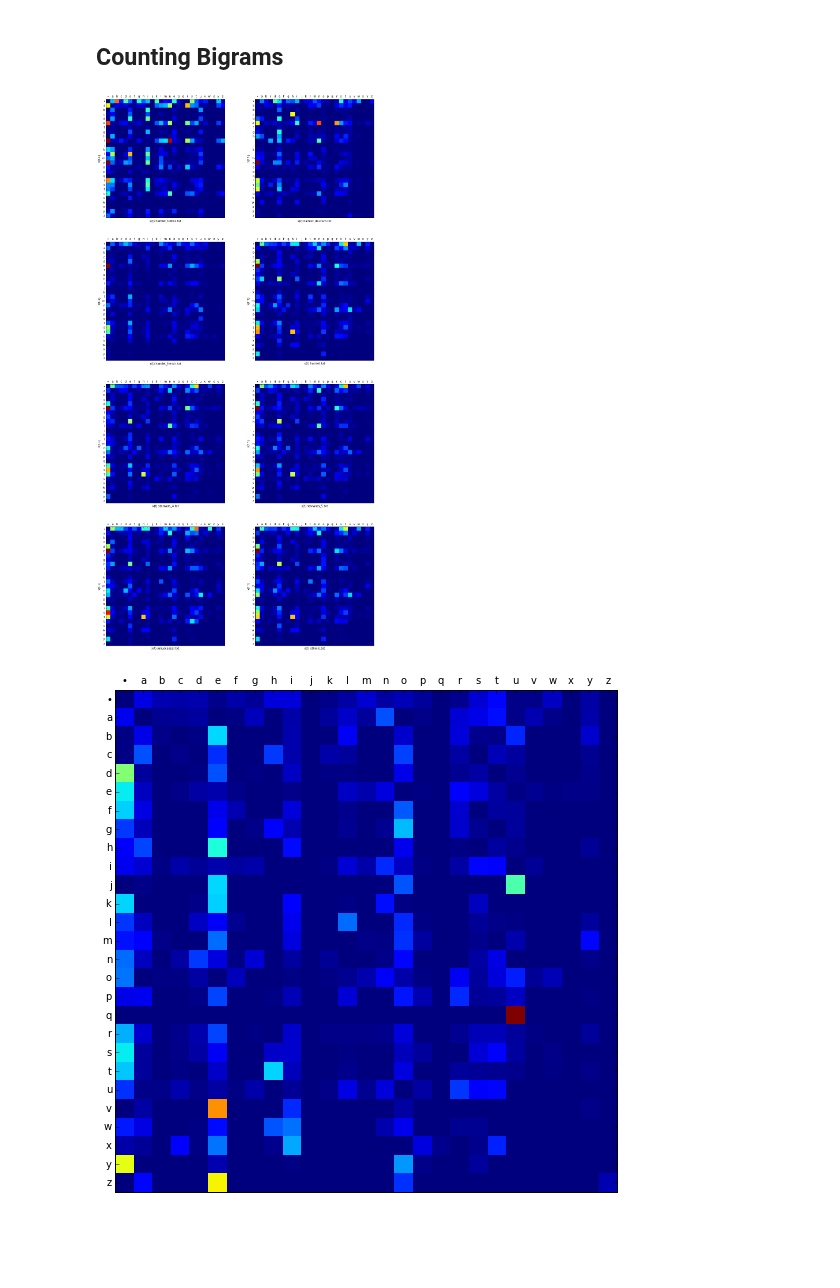
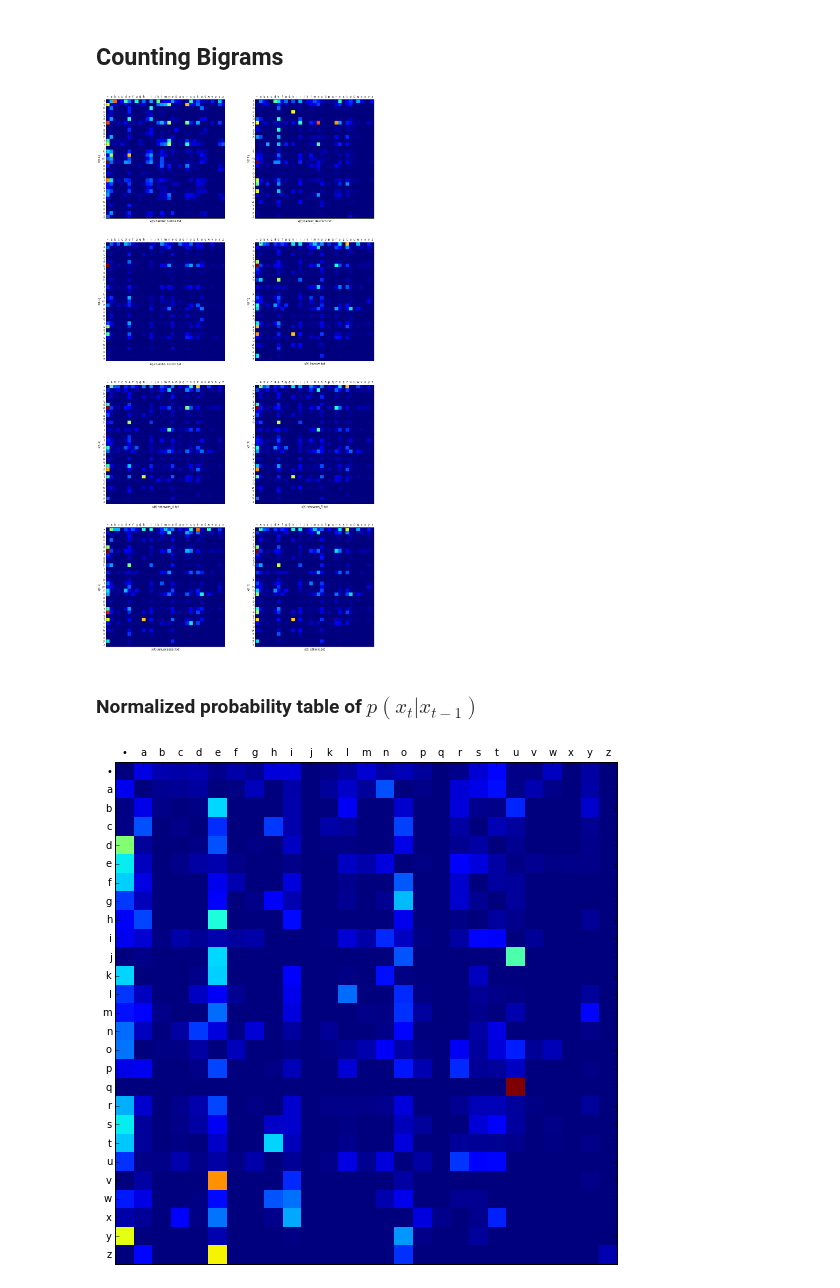
Before and after one commit to atcemgil/notes, a Jupyter notebook: Sampling.ipynb, the cells around one changed output. Saved outputs shown, nothing was run; the diff lists cells and outputs as text; code cells hidden in the pictures; blank space fills up the shorter version.

```diff
--- a/Sampling.ipynb
+++ b/Sampling.ipynb
@@ -753,7 +753,7 @@ for L in range(1,maxL):
         ax2.invert_xaxis()
 
     plt.subplot(maxL-1,2,2*L)
-    plt.imshow(A,  interpolation='nearest', origin='lower',cmap='gray_r',vmin=0,vmax=0.5)
+    plt.imshow(A,  interpolation='nearest', origin='lower',cmap='gray_r',vmin=0,vmax=0.7)
     plt.xlabel('s0')
 
     ax1 = fig.gca()
@@ -1041,33 +1042,35 @@ plt.show()
 # %%
 local = 'file:///Users/cemgil/Dropbox/Public/swe546/data/'
 #files = ['starwars_4.txt', 'starwars_5.txt', 'starwars_6.txt', 'hamlet.txt', 'hamlet_deutsch.txt', 'hamlet_french.txt', 'juliuscaesar.txt','othello.txt', 'sonnets.txt', 'antoniusandcleopatra.txt']
 files = ['hamlet_turkce.txt','hamlet_deutsch.txt', 'hamlet_french.txt', 'hamlet.txt','starwars_4.txt', 'starwars_5.txt','juliuscaesar.txt','othello.txt']
 
 plt.figure(figsize=(17,2*17))
 
 i = 0
 for f in files:
     url = local+f
     data = urlopen(url)
     #D, DD, alphabet = count_transitions(data, my_alphabet, {})
-    D, DD, alphabet = count_transitions(data, ascii_alphabet, my2ascii_table)
-    #D, DD, alphabet = count_transitions(data, tr_alphabet, my2tr_table)
+    #D, DD, alphabet = count_transitions(data, ascii_alphabet, my2ascii_table)
+    D, DD, alphabet = count_transitions(data, tr_alphabet, my2tr_table)
     M = len(alphabet)
     DD[0,0] = 1
 
     i+=1
     plt.subplot(len(files)/2,2,i)
     plt.imshow(DD, interpolation='nearest', vmin=0)
     plt.xticks(range(M), alphabet)
     plt.xlabel('x(t)')
     plt.yticks(range(M), alphabet)
     plt.ylabel('x(t-1)')
     ax = plt.gca()
     ax.xaxis.tick_top()
     #ax.set_title(f, va='bottom')
     plt.xlabel('x(t) '+f)
 # %% [output]
-[figure, old version]
+[figure, new version]
+# %% [markdown]
+### Normalized probability table of $p(x_t|x_{t-1})$
 # %%
 plt.figure(figsize=(9,9))
 alphabet = ascii_alphabet
```
Also changed, not shown: parts of 25 cells of this notebook.
